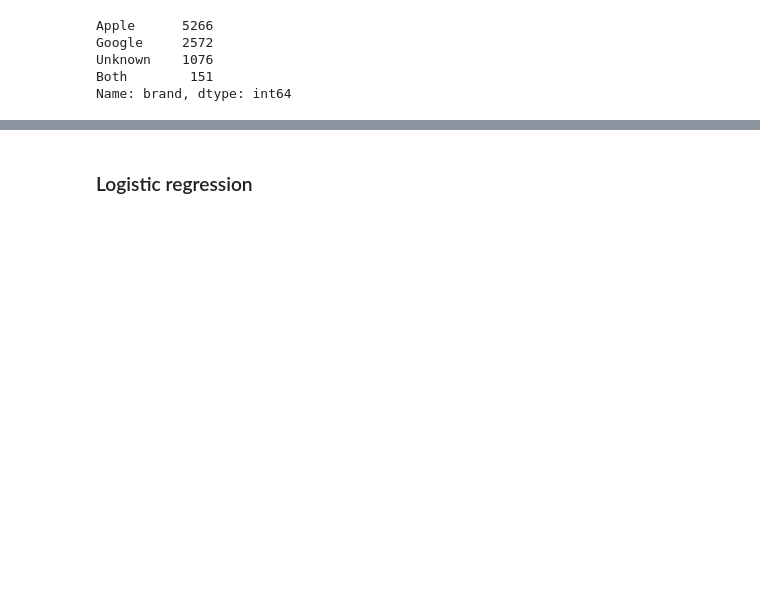
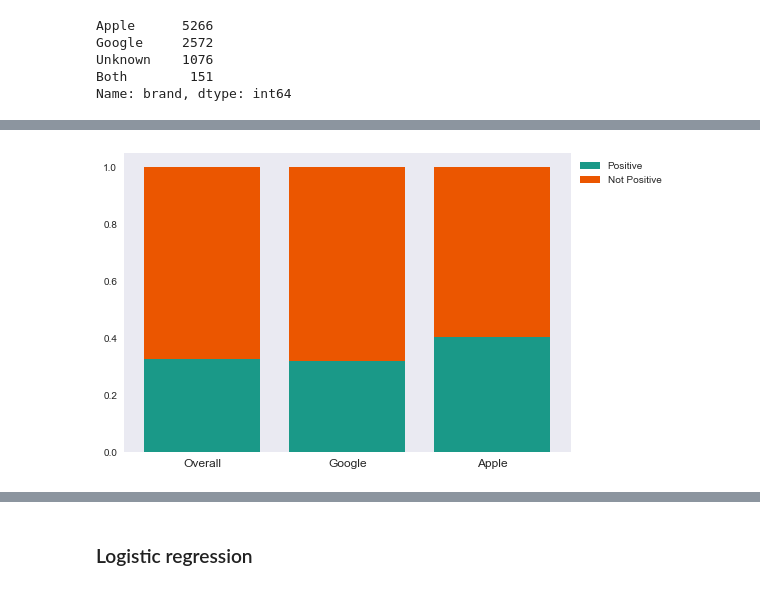
Before and after one commit to marvelje/Twitter-Emotions-Project, a Jupyter notebook: Notebooks/Jeff/jeff_notebook.ipynb, the cells around one changed output, grey strips where cells are left out. Cells and saved outputs as stored; diff of their text form; code cells hidden in the pictures; blank space fills up the shorter version.

```diff
--- a/Notebooks/Jeff/jeff_notebook.ipynb
+++ b/Notebooks/Jeff/jeff_notebook.ipynb
@@ -401,0 +461,12 @@ df_results = pd.DataFrame(index=index, columns=cols)
+# %%
+def map_sentiment(sentiment):
+    if sentiment:
+        return 'Positive'
+    else:
+        return 'Not Positive'
+
+df_clean['sentiment_type'] = df_clean['sentiment'].apply(lambda x: map_sentiment(x))
+# %%
+overall_vc = df_clean['sentiment_type'].value_counts(normalize=True)
+apple_vc = df_clean[df_clean['brand'] == 'Apple']['sentiment_type'].value_counts(normalize=True)
+google_vc = df_clean[df_clean['brand'] == 'Google']['sentiment_type'].value_counts(normalize=True)
@@ -401,0 +480,18 @@ df_results = pd.DataFrame(index=index, columns=cols)
+# %%
+# Create stack bars showing sentiment by Brand
+
+brand_summary = pd.DataFrame([overall_vc, google_vc, apple_vc], index=['Overall', 'Google', 'Apple'])
+
+fig, ax = plt.subplots()
+
+labels = ['Overall', 'Google', 'Apple']
+positive = list(brand_summary.iloc[:,1])
+not_positive = list(brand_summary.iloc[:,0])
+
+ax.bar(labels, positive, label='Positive', color=('#1a9988'))
+ax.bar(labels, not_positive, label='Not Positive', bottom=positive, color=('#eb5600'))
+ax.set_xticklabels(labels, fontsize=12)
+ax.legend(bbox_to_anchor=(1,1))
+plt.grid(False);
+# %% [output]
+[figure, added]
```
Also changed, not shown: parts of 125 cells of this notebook, 1 other file.
